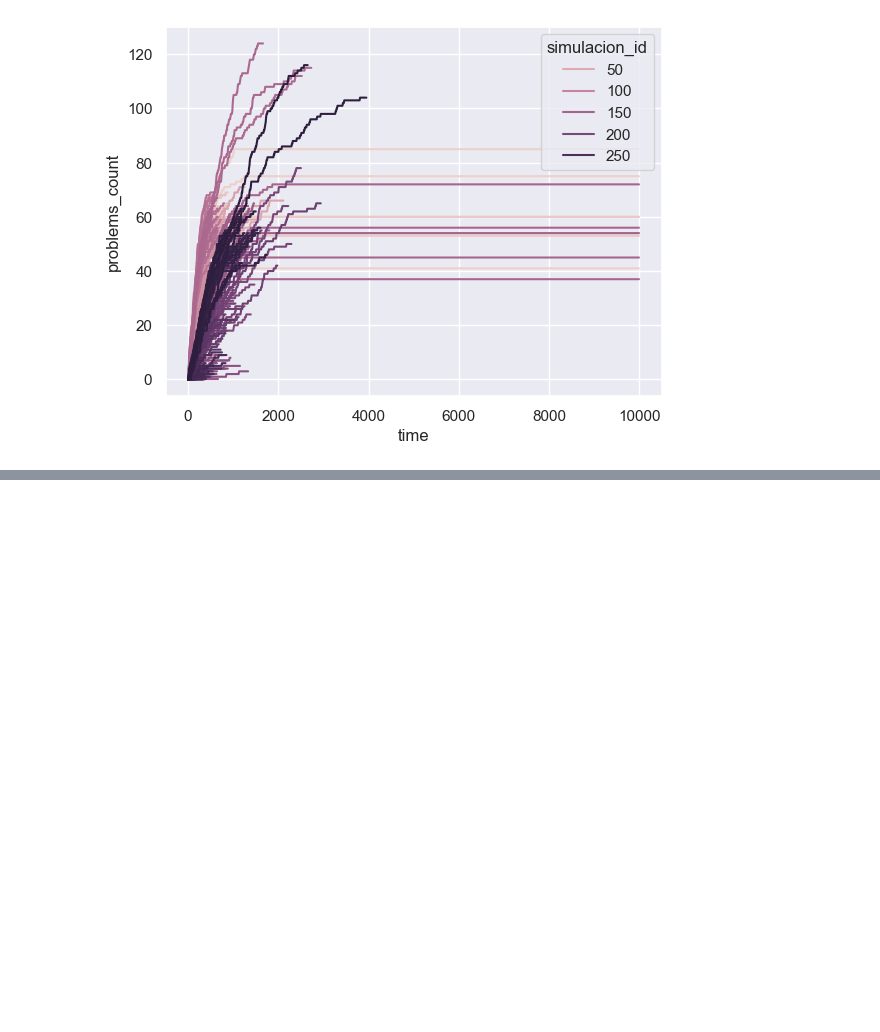
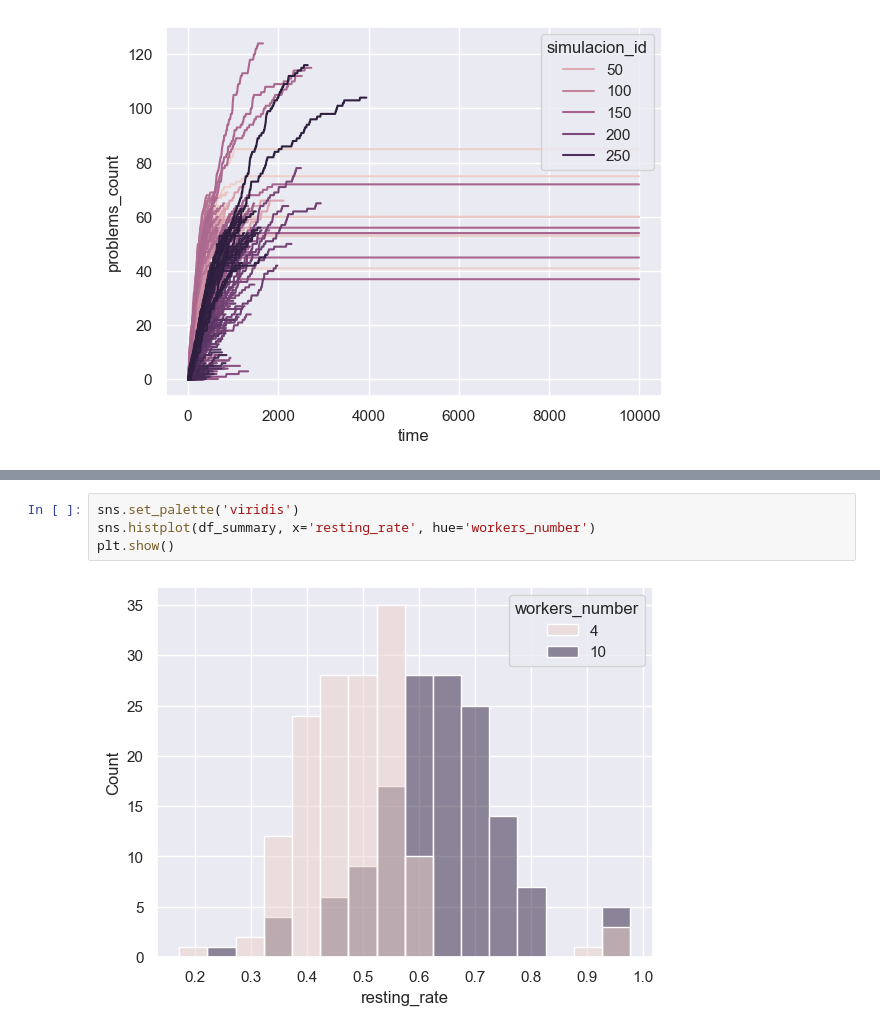
Before and after one commit to roo1202/ProjectManager, a Jupyter notebook: Data_Analysis.ipynb, the cells around one changed output, grey strips where cells are left out. Drawn from its saved outputs; the diff is of its cells as text; blank space fills up the shorter version.

```diff
--- a/Data_Analysis.ipynb
+++ b/Data_Analysis.ipynb
@@ -178,0 +188,6 @@ plt.show()
+# %%
+sns.set_palette('viridis')
+sns.histplot(df_summary, x='resting_rate', hue='workers_number')
+plt.show()
+# %% [output]
+[figure, added]
```
Also changed, not shown: parts of 9 cells of this notebook, 1 other file.
